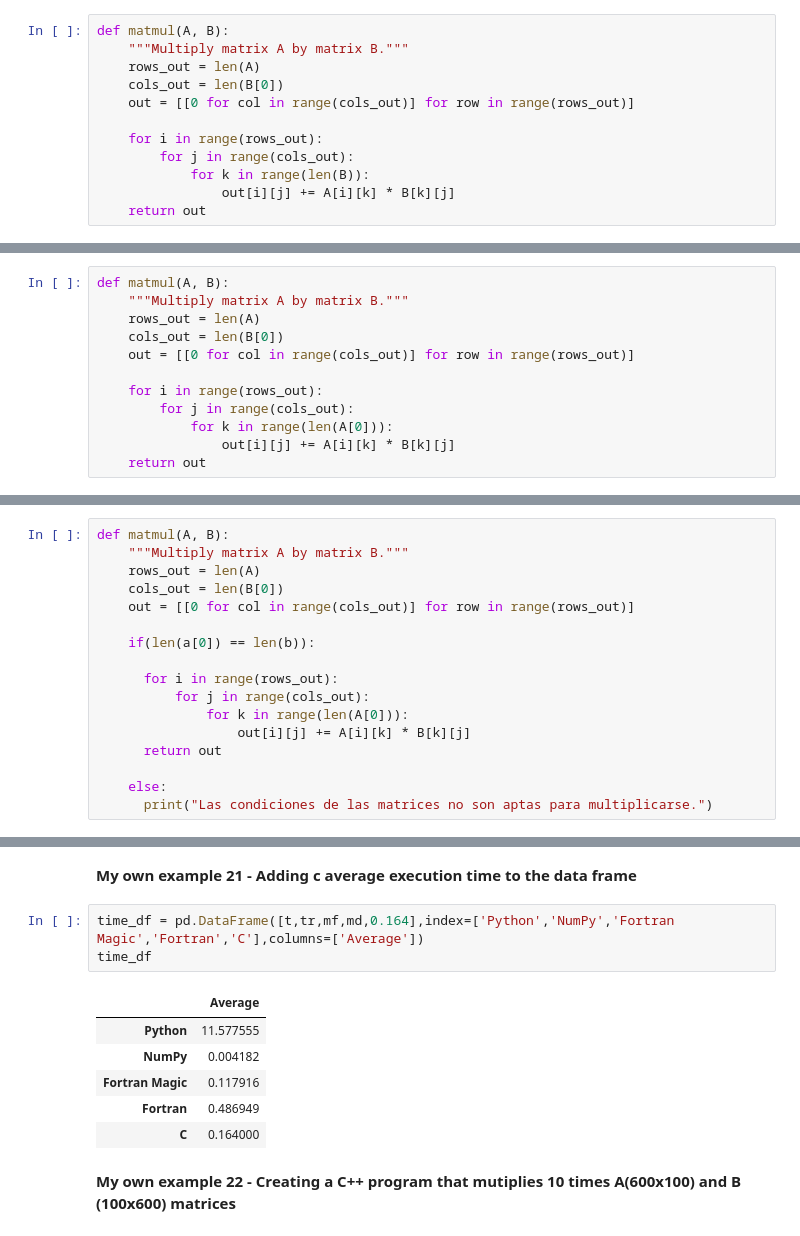
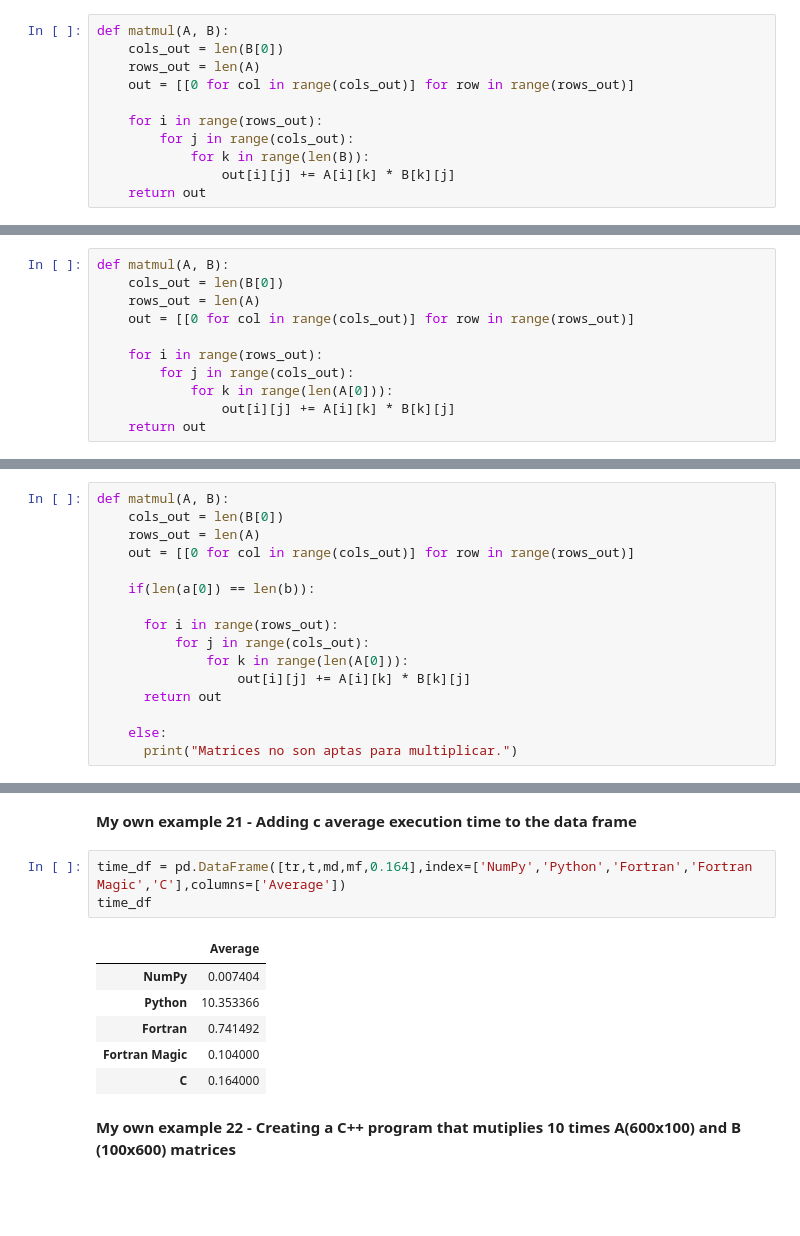
Before and after one commit to SebastianOG509/AlgorithmsUN2023II, a Jupyter notebook: Lab 2/seortizg_Lab2.ipynb, the cells around one changed output, grey strips where cells are left out. Cells and saved outputs as stored; diff of their text form; blank space fills up the shorter version.

```diff
--- a/Lab 2/seortizg_Lab2.ipynb
+++ b/Lab 2/seortizg_Lab2.ipynb
@@ -217,9 +220,8 @@ b = [[1, 2, 3, 4],
      [2, 3, 4, 5]]
 # %%
 def matmul(A, B):
-    """Multiply matrix A by matrix B."""
+    cols_out = len(B[0])
     rows_out = len(A)
-    cols_out = len(B[0])
     out = [[0 for col in range(cols_out)] for row in range(rows_out)]
 
     for i in range(rows_out):
@@ -263,9 +265,8 @@ power management:
 **My own example 1 - Changing in matmul(A, B) Python len(B) (# of rows of B) for len(A[0]) (# of columns of A)**
 # %%
 def matmul(A, B):
-    """Multiply matrix A by matrix B."""
+    cols_out = len(B[0])
     rows_out = len(A)
-    cols_out = len(B[0])
     out = [[0 for col in range(cols_out)] for row in range(rows_out)]
 
     for i in range(rows_out):
@@ -283,9 +284,8 @@ IndexError: ignored
 **My own example 3 - Chekcing the mtarix multiplication compatibility condition  len(A[0]) == len(B)**
 # %%
 def matmul(A, B):
-    """Multiply matrix A by matrix B."""
+    cols_out = len(B[0])
     rows_out = len(A)
-    cols_out = len(B[0])
     out = [[0 for col in range(cols_out)] for row in range(rows_out)]
 
     if(len(a[0]) == len(b)):
@@ -297,7 +297,7 @@ def matmul(A, B):
       return out
 
     else:
-      print("Las condiciones de las matrices no son aptas para multiplicarse.")
+      print("Matrices no son aptas para multiplicar.")
 # %% [markdown]
 **My own example 4 -  Verifiying error with in matmul(A, B) Python when checking the mtarix multiplication compatibility condition  len(A[0]) == len(B)**
 # %%
@@ -655,14 +648,14 @@ Writing mult_matrix.c
 # %% [markdown]
 **My own example 21 - Adding c average execution time to the data frame**
 # %%
-time_df = pd.DataFrame([t,tr,mf,md,0.164],index=['Python','NumPy','Fortran Magic','Fortran','C'],columns=['Average'])
+time_df = pd.DataFrame([tr,t,md,mf,0.164],index=['NumPy','Python','Fortran','Fortran Magic','C'],columns=['Average'])
 time_df
 # %% [output]
 |  | Average |
-| Python | 11.577555 |
-| NumPy | 0.004182 |
-| Fortran Magic | 0.117916 |
-| Fortran | 0.486949 |
+| NumPy | 0.007404 |
+| Python | 10.353366 |
+| Fortran | 0.741492 |
+| Fortran Magic | 0.104000 |
 | C | 0.164000 |
 # %% [markdown]
 **My own example 22 - Creating a C++ program that mutiplies 10 times A(600x100) and  B (100x600) matrices**
```
Also changed, not shown: parts of 31 cells of this notebook.
